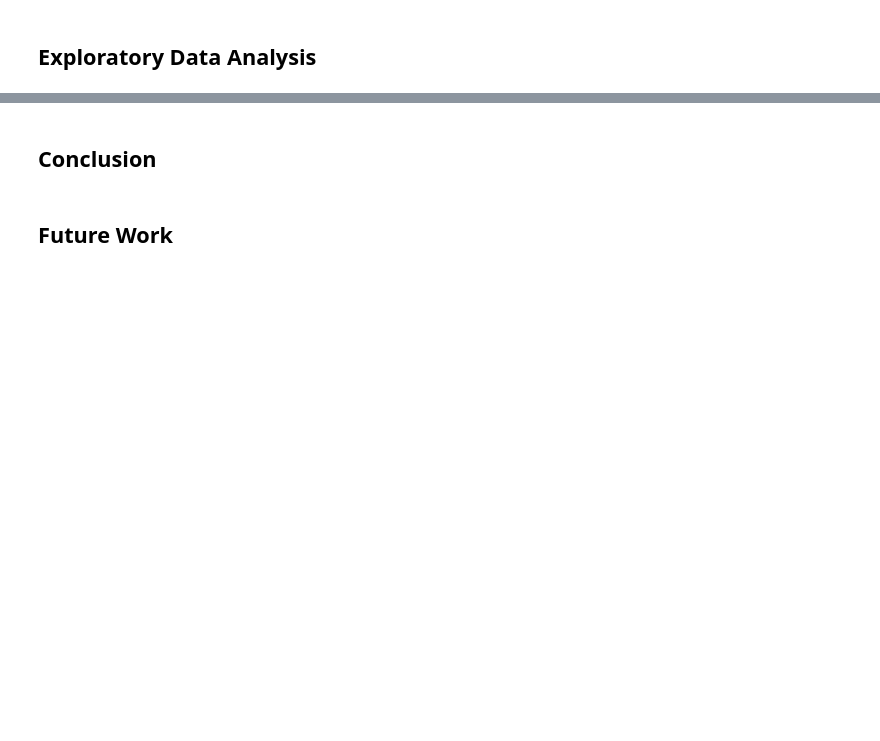
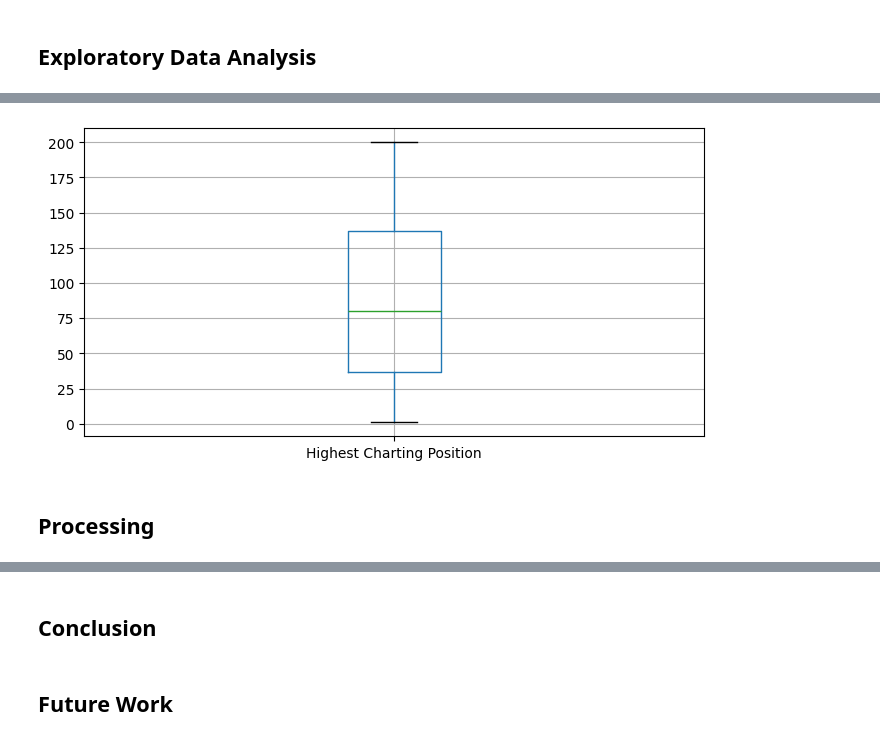
Before and after one commit to ikoghoddds-bit/Data-Science-Portfolio-C21, a Jupyter notebook: Projects/Project-4/Spotify_Pass_2.ipynb, the cells around one changed output, grey strips where cells are left out. Saved outputs shown, nothing was run; the diff lists cells and outputs as text; code cells hidden in the pictures; blank space fills up the shorter version.

```diff
--- a/Projects/Project-4/Spotify_Pass_2.ipynb
+++ b/Projects/Project-4/Spotify_Pass_2.ipynb
@@ -885,0 +381,11 @@ tree_plot = tree.plot_tree(
+# %%
+# Create a boxplot to visualize the spread and check for outliers in the 'Highest Charting Position' target
+
+plt.figure(figsize=(8,4))
+
+df.boxplot(column='Highest Charting Position')
+plt.show()
+# %% [output]
+[figure, added]
+# %% [markdown]
+## Processing
```
Also changed, not shown: parts of 117 cells of this notebook.
